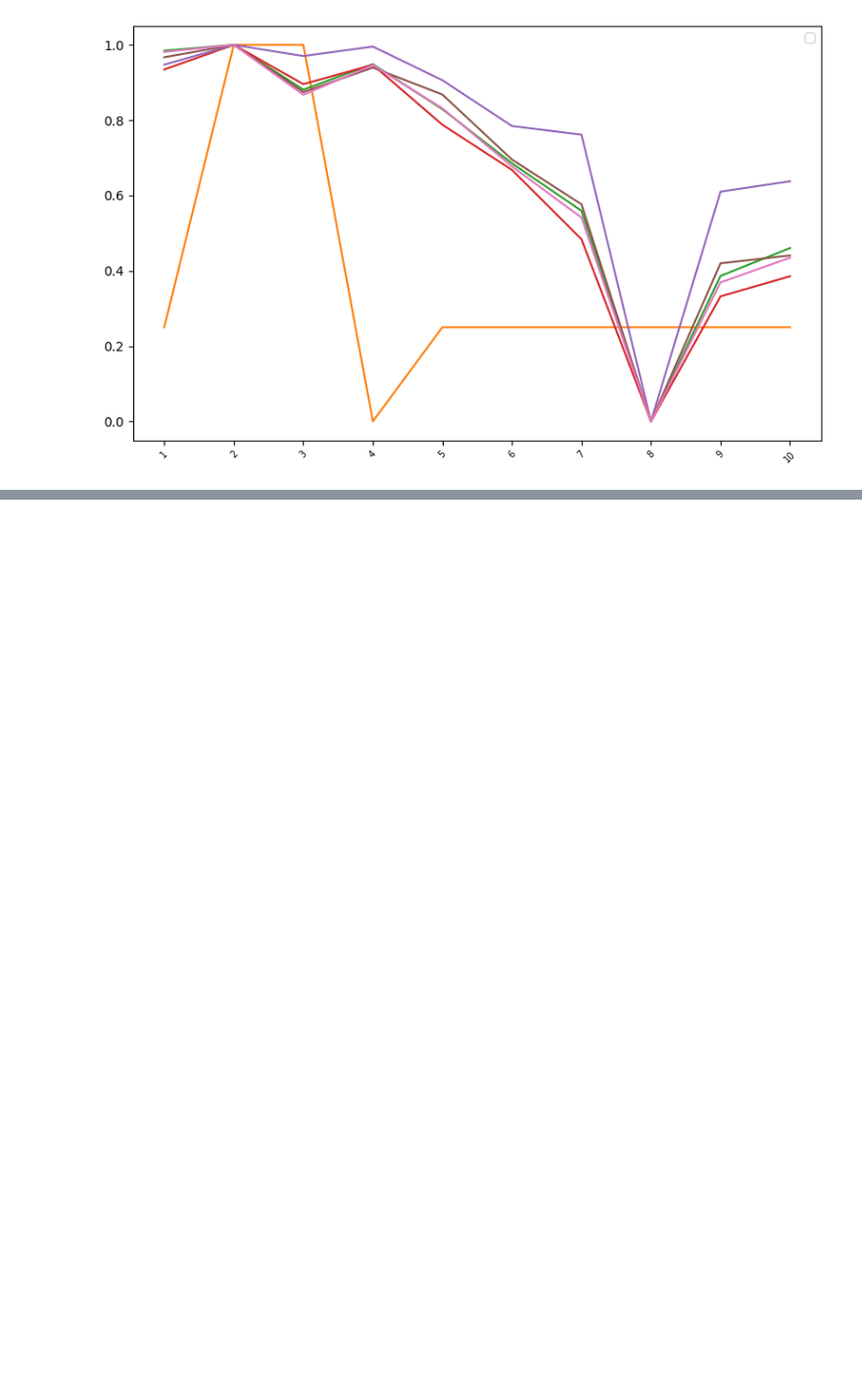
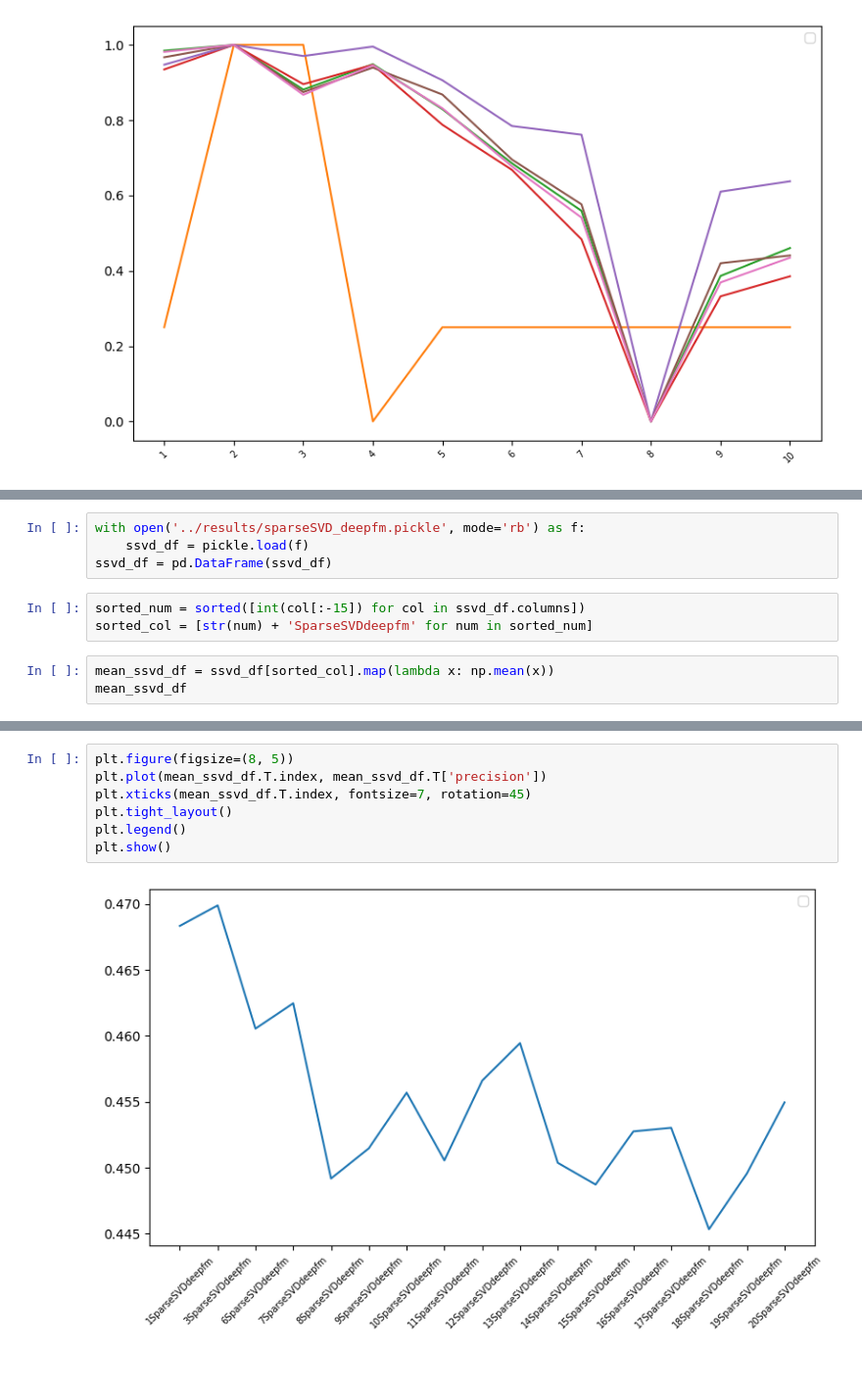
Before and after one commit to basill2001/SVD_FM, a Jupyter notebook: notes/result_checker.ipynb, the cells around one changed output, grey strips where cells are left out. Shown at 98% size. Saved outputs shown, nothing was run; the diff lists cells and outputs as text; blank space fills up the shorter version.

```diff
--- a/notes/result_checker.ipynb
+++ b/notes/result_checker.ipynb
@@ -193,0 +190,10 @@ mean_neg_df
+# %%
+with open('../results/sparseSVD_deepfm.pickle', mode='rb') as f:
+    ssvd_df = pickle.load(f)
+ssvd_df = pd.DataFrame(ssvd_df)
+# %%
+sorted_num = sorted([int(col[:-15]) for col in ssvd_df.columns])
+sorted_col = [str(num) + 'SparseSVDdeepfm' for num in sorted_num]
+# %%
+mean_ssvd_df = ssvd_df[sorted_col].map(lambda x: np.mean(x))
+mean_ssvd_df
@@ -194,2 +207,11 @@ mean_neg_df
+# %%
+plt.figure(figsize=(8, 5))
+plt.plot(mean_ssvd_df.T.index, mean_ssvd_df.T['precision'])
+plt.xticks(mean_ssvd_df.T.index, fontsize=7, rotation=45)
+plt.tight_layout()
+plt.legend()
+plt.show()
+# %% [output]
+[figure, added]
 # %% [markdown]
 ###
```
Also changed, not shown: parts of 9 cells of this notebook, 11 other files.
